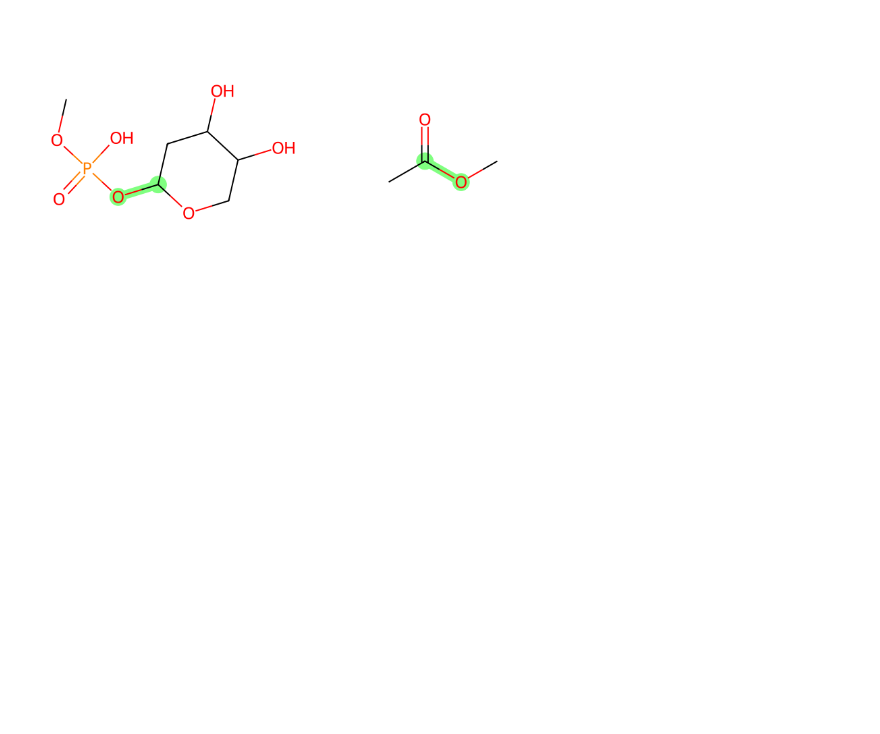
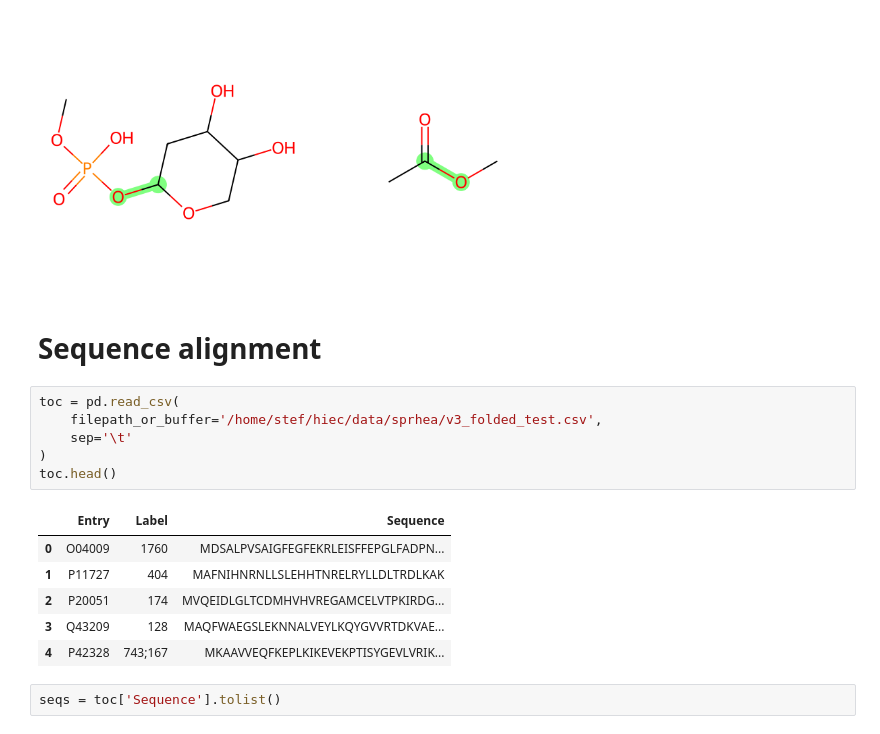
Before and after one commit to stefanpate/rcgnn, a Jupyter notebook: notebooks/hcluster.ipynb, the cells around one changed output. Saved outputs shown, nothing was run; the diff lists cells and outputs as text; blank space fills up the shorter version.

```diff
--- a/notebooks/hcluster.ipynb
+++ b/notebooks/hcluster.ipynb
@@ -526,3 +534,20 @@ rcs = [(5, 6), (1, 3)]
 draw_highlight_pair(smiles, rcs)
 # %% [output]
 [figure]
+# %% [markdown]
+# Sequence alignment
+# %%
+toc = pd.read_csv(
+    filepath_or_buffer='/home/stef/hiec/data/sprhea/v3_folded_test.csv',
+    sep='\t'
+)
+toc.head()
+# %% [output]
+|  | Entry | Label | Sequence |
+| 0 | O04009 | 1760 | MDSALPVSAIGFEGFEKRLEISFFEPGLFADPN... |
+| 1 | P11727 | 404 | MAFNIHNRNLLSLEHHTNRELRYLLDLTRDLKAK |
+| 2 | P20051 | 174 | MVQEIDLGLTCDMHVHVREGAMCELVTPKIRDG... |
+| 3 | Q43209 | 128 | MAQFWAEGSLEKNNALVEYLKQYGVVRTDKVAE... |
+| 4 | P42328 | 743;167 | MKAAVVEQFKEPLKIKEVEKPTISYGEVLVRIK... |
+# %%
+seqs = toc['Sequence'].tolist()
```
Also changed, not shown: parts of 14 cells of this notebook, 8 other files.
